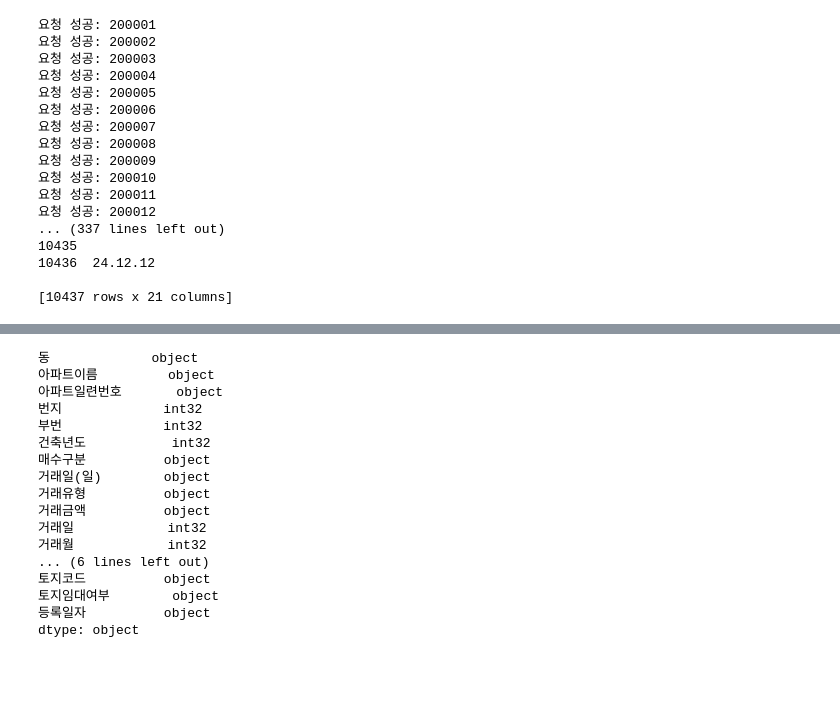
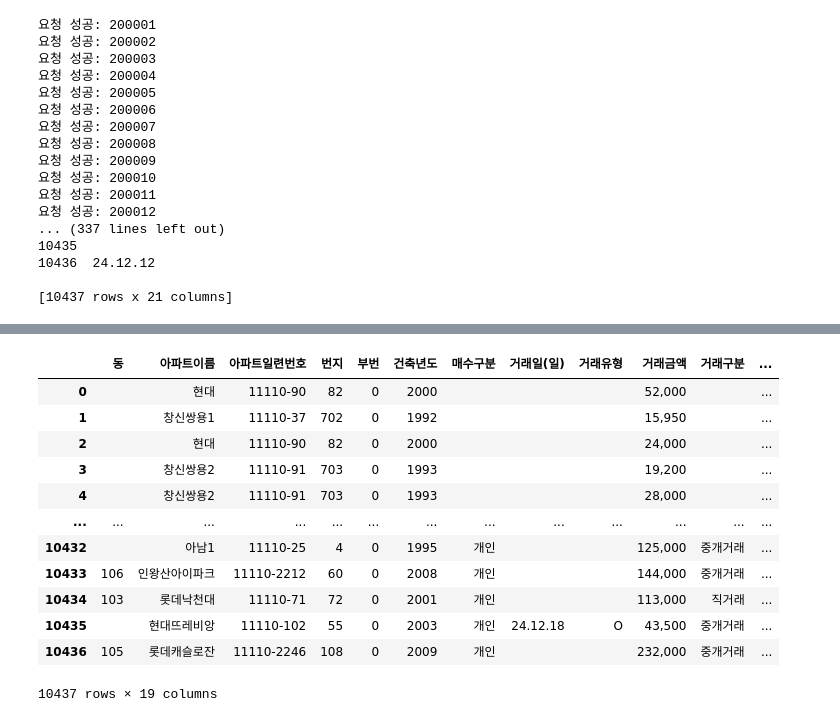
Before and after one commit to Salamamder/project_odyssey, a Jupyter notebook: api_data.ipynb, the cells around one changed output, grey strips where cells are left out. Cells and saved outputs as stored; diff of their text form; code cells hidden in the pictures; blank space fills up the shorter version.

```diff
--- a/api_data.ipynb
+++ b/api_data.ipynb
@@ -282,20 +287,27 @@ df1.거래월 = pd.to_datetime(df1['거래월'], format='%M').dt.month
 # %%
-df1.dtypes
+# df1.dtypes
+
+
+# 거래년도, 거일, 거래월은 데이터를 합쳐서 날짜데이터로 변환
+# str형태로 변환 -> 데이터를 합친 열 생성 -> 날짜데이터로 변환 -> 기존의 열 삭제
+# 1. str형태로 변환 + 데이터를 합친 열 생성
+df1['거래월'] = df1['거래월'].apply(lambda x: f"{x:02d}")
+df1['거래일'] = df1['거래일'].apply(lambda x: f"{x:02d}")
+df1['거래날짜'] = df1['거래년도'].astype(str) + df1['거래월'].astype(str) + df1['거래일'].astype(str) # 거래 일과 월은 2자리 숫자로 나오게 해야함
-# %% [output]
-동             object
-아파트이름         object
-아파트일련번호       object
-번지             int32
-부번             int32
-건축년도           int32
-매수구분          object
-거래일(일)        object
-거래유형          object
-거래금액          object
-거래일            int32
-거래월            int32
-... (6 lines left out)
-토지코드          object
-토지임대여부        object
-등록일자          object
-dtype: object
+# %%
+# 날짜데이터로 변환
+df1['거래날짜'] = pd.to_datetime(df1['거래날짜'])
+# %% [output]
+|  | 동 | 아파트이름 | 아파트일련번호 | 번지 | 부번 | 건축년도 | 매수구분 | 거래일(일) | 거래유형 | 거래금액 | 거래구분 | ... |
+| 0 |  | 현대 | 11110-90 | 82 | 0 | 2000 |  |  |  | 52,000 |  | ... |
+| 1 |  | 창신쌍용1 | 11110-37 | 702 | 0 | 1992 |  |  |  | 15,950 |  | ... |
+| 2 |  | 현대 | 11110-90 | 82 | 0 | 2000 |  |  |  | 24,000 |  | ... |
+| 3 |  | 창신쌍용2 | 11110-91 | 703 | 0 | 1993 |  |  |  | 19,200 |  | ... |
+| 4 |  | 창신쌍용2 | 11110-91 | 703 | 0 | 1993 |  |  |  | 28,000 |  | ... |
+| ... | ... | ... | ... | ... | ... | ... | ... | ... | ... | ... | ... | ... |
+| 10432 |  | 아남1 | 11110-25 | 4 | 0 | 1995 | 개인 |  |  | 125,000 | 중개거래 | ... |
+| 10433 | 106 | 인왕산아이파크 | 11110-2212 | 60 | 0 | 2008 | 개인 |  |  | 144,000 | 중개거래 | ... |
+| 10434 | 103 | 롯데낙천대 | 11110-71 | 72 | 0 | 2001 | 개인 |  |  | 113,000 | 직거래 | ... |
+| 10435 |  | 현대뜨레비앙 | 11110-102 | 55 | 0 | 2003 | 개인 | 24.12.18 | O | 43,500 | 중개거래 | ... |
+| 10436 | 105 | 롯데캐슬로잔 | 11110-2246 | 108 | 0 | 2009 | 개인 |  |  | 232,000 | 중개거래 | ... |
+10437 rows × 19 columns
```
Also changed, not shown: parts of 11 cells of this notebook, 2 other files.
